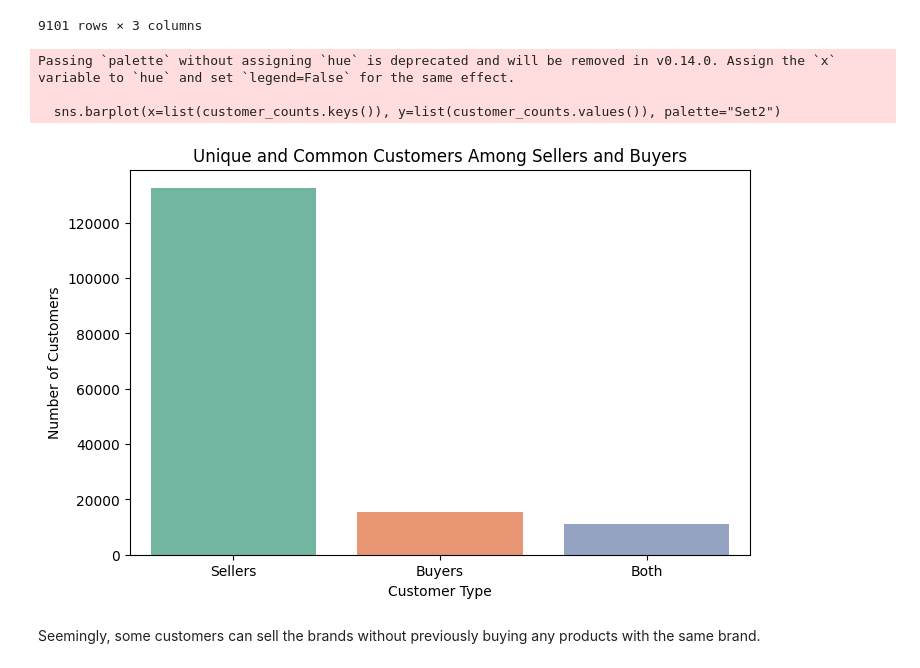
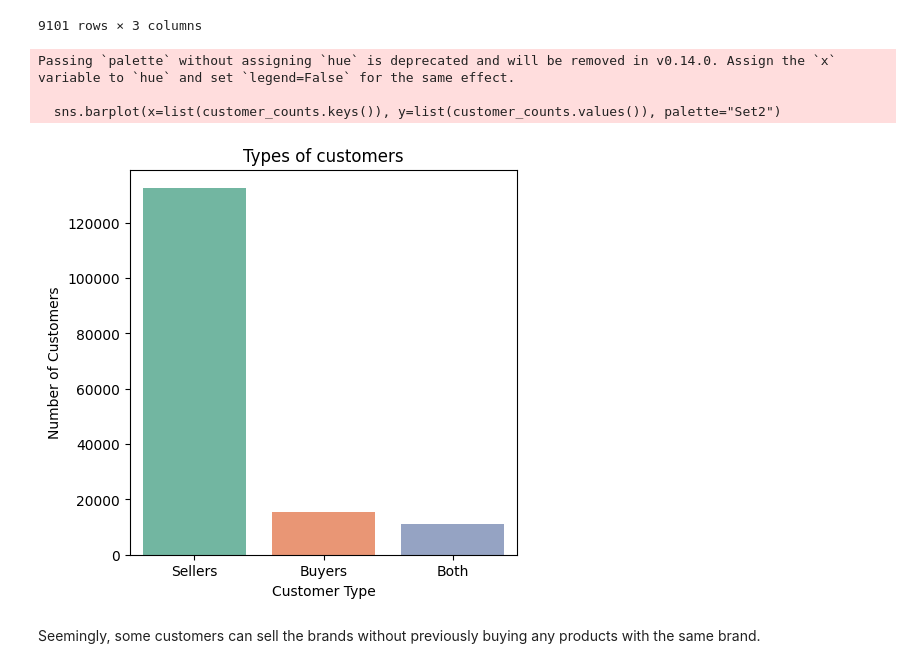
Before and after one commit to PavelZarankin/Cohora_task, a Jupyter notebook: Solutions.ipynb, the cells around one changed output. Saved outputs shown, nothing was run; the diff lists cells and outputs as text; code cells hidden in the pictures.

```diff
--- a/Solutions.ipynb
+++ b/Solutions.ipynb
@@ -194,24 +194,24 @@ unique_customers_intersection = df_customers_orders['customer_id'].nunique()
 # %%
 customer_counts = {
     'Sellers': unique_customers_df1,
     'Buyers': unique_customers_df2,
     'Both': unique_customers_intersection
 }
 
-plt.figure(figsize=(8, 5))
+plt.figure(figsize=(5, 5))
 sns.barplot(x=list(customer_counts.keys()), y=list(customer_counts.values()), palette="Set2")
 
 # Customize plot
-plt.title("Unique and Common Customers Among Sellers and Buyers")
+plt.title("Types of customers")
 plt.ylabel("Number of Customers")
 plt.xlabel("Customer Type")
 plt.savefig('unique_customers.png', dpi=300, bbox_inches='tight')  # Save as PNG file
 plt.show()  # Display the plot
 # %% [output]
 Passing `palette` without assigning `hue` is deprecated and will be removed in v0.14.0. Assign the `x` variable to `hue` and set `legend=False` for the same effect.
 
   sns.barplot(x=list(customer_counts.keys()), y=list(customer_counts.values()), palette="Set2")
-[figure, old version]
+[figure, new version]
 # %% [markdown]
 Seemingly, some customers can sell the brands without previously buying any products with the same brand.
 # %% [markdown]
```
Also changed, not shown: parts of 18 cells of this notebook.
